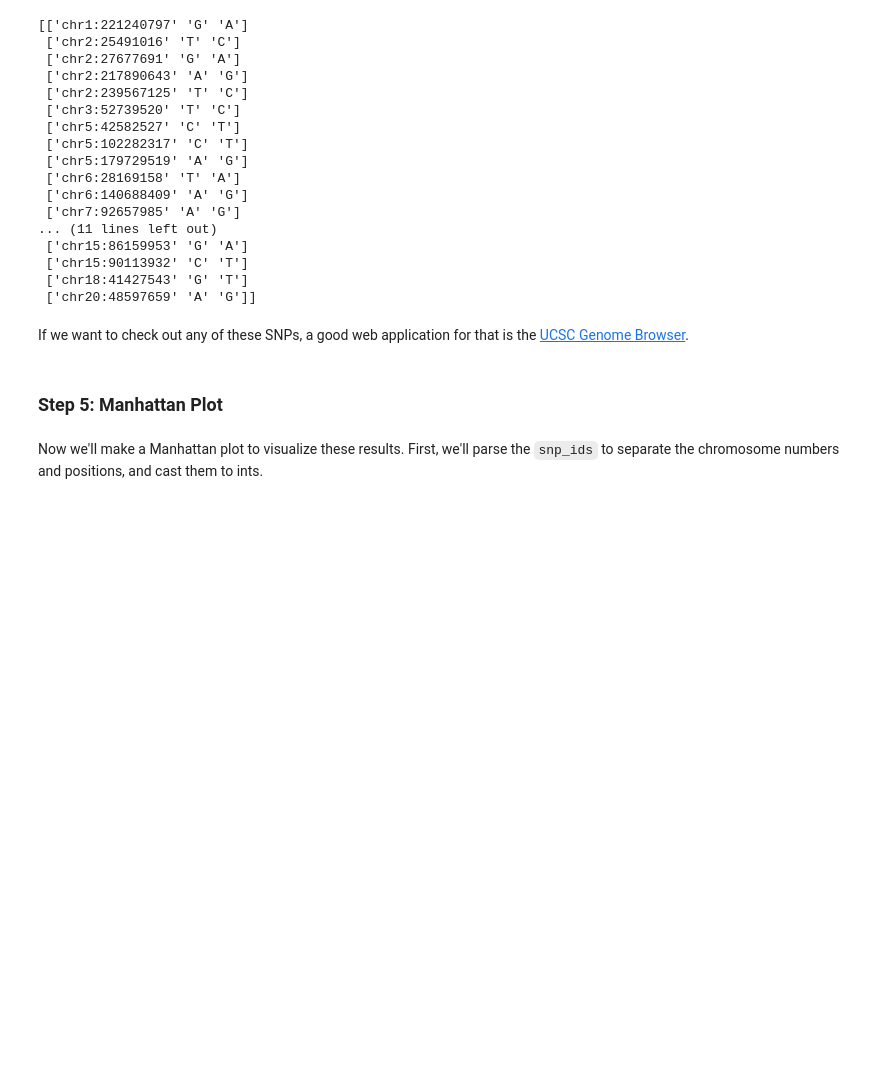
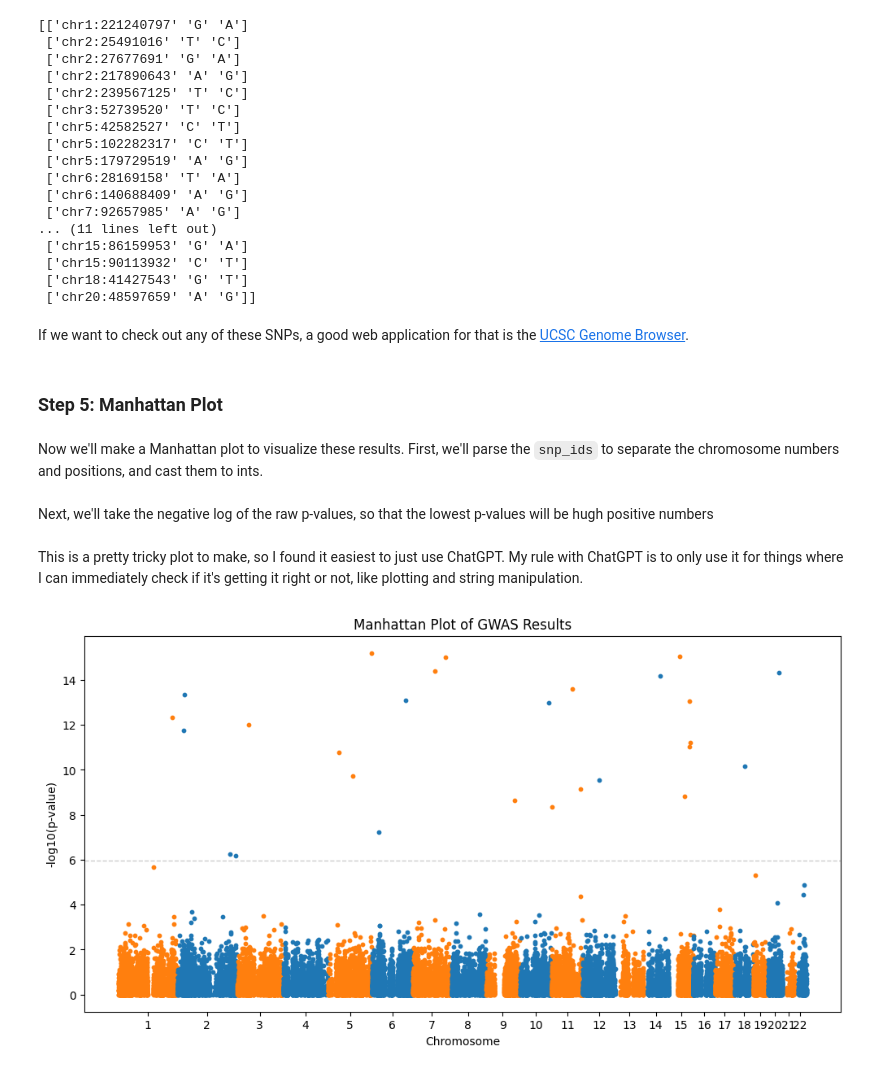
Before and after one commit to mohima-mimino11/gwas-pipeline-mock-dataset, a Jupyter notebook: genomics.ipynb, the cells around one changed output. Cells and saved outputs as stored; diff of their text form; code cells hidden in the pictures; blank space fills up the shorter version.

Commit message:
manhattan plot analysis added

```diff
--- a/genomics.ipynb
+++ b/genomics.ipynb
@@ -561,3 +561,83 @@ If we want to check out any of these SNPs, a good web application for that is th
 ### Step 5: Manhattan Plot
 # %% [markdown]
 Now we'll make a Manhattan plot to visualize these results. First, we'll parse the `snp_ids` to separate the chromosome numbers and positions, and cast them to ints.
+# %%
+filtered_snp_chromosomes = []
+filtered_snp_positions = []
+
+for i in range(filtered_snp_info.shape[0]):
+  snp_position = filtered_snp_info[i,0]
+  chromosome, position = snp_position.split(":")
+  chromosome = chromosome.replace('chr', '')
+
+  chromosome = int(chromosome)
+  position = int(position)
+
+  filtered_snp_chromosomes.append(chromosome)
+  filtered_snp_positions.append(position)
+
+filtered_snp_chromosomes = np.array(filtered_snp_chromosomes)
+filtered_snp_positions = np.array(filtered_snp_positions)
+# %% [markdown]
+Next, we'll take the negative log of the raw p-values, so that the lowest p-values will be hugh positive numbers
+# %%
+neg_log_p_values = -np.log10(p_values)
+# %% [markdown]
+This is a pretty tricky plot to make, so I found it easiest to just use ChatGPT. My rule with ChatGPT is to only use it for things where I can immediately check if it's getting it right or not, like plotting and string manipulation.
+# %%
+# Create a DataFrame-like structure using NumPy
+snp_data = np.column_stack((filtered_snp_chromosomes, filtered_snp_positions, neg_log_p_values))
+
+# Sort the data by chromosome and position
+snp_data = snp_data[np.lexsort((snp_data[:, 1], snp_data[:, 0]))]
+
+# Compute cumulative positions
+cumulative_positions = np.zeros_like(filtered_snp_positions)
+chromosome_offsets = {}
+midpoints = []
+
+current_offset = 0
+for chromosome in np.unique(filtered_snp_chromosomes):
+  chrom_mask = filtered_snp_chromosomes == chromosome
+  chromosome_offsets[chromosome] = current_offset
+  cumulative_positions[chrom_mask] = filtered_snp_positions[chrom_mask] + current_offset
+  midpoints.append((current_offset + np.max(cumulative_positions[chrom_mask])) / 2)
+  current_offset += np.max(filtered_snp_positions[chrom_mask]) + 1  # Add a buffer between chromosomes
+
+# Prepare the Manhattan plot
+plt.figure(figsize=(12, 6))
+
+# Define colors for different chromosomes
+colors = ['#1f77b4', '#ff7f0e']
+
+# Plot each chromosome with alternating colors and smaller dots
+dot_size = 10  # Adjust this value to change the size of the dots
+current_chromosome = 1
+for chromosome in np.unique(snp_data[:, 0]):
+  chrom_mask = snp_data[:, 0] == chromosome
+  plt.scatter(cumulative_positions[chrom_mask], snp_data[chrom_mask, 2], c=colors[current_chromosome % 2], s=dot_size, label=f'Chromosome {chromosome}')
+  current_chromosome += 1
+
+# Add chromosome labels at midpoints
+plt.xticks(midpoints, np.unique(filtered_snp_chromosomes))
+
+# Add significance line
+sig_thresh = -np.log10(0.05/filtered_data.shape[0])
+plt.axhline(y=sig_thresh,
+  color='grey',
+  linestyle='--',
+  linewidth=1,
+  alpha=0.4)
+
+# Add labels and title
+plt.xlabel('Chromosome')
+plt.ylabel('-log10(p-value)')
+plt.title('Manhattan Plot of GWAS Results')
+# plt.legend()
+
+# Show the plot
+plt.savefig("output/manhattan_plot.pdf")
+
+plt.show()
+# %% [output]
+[figure, added]
```
Also changed, not shown: parts of 10 cells of this notebook, 1 other file.
